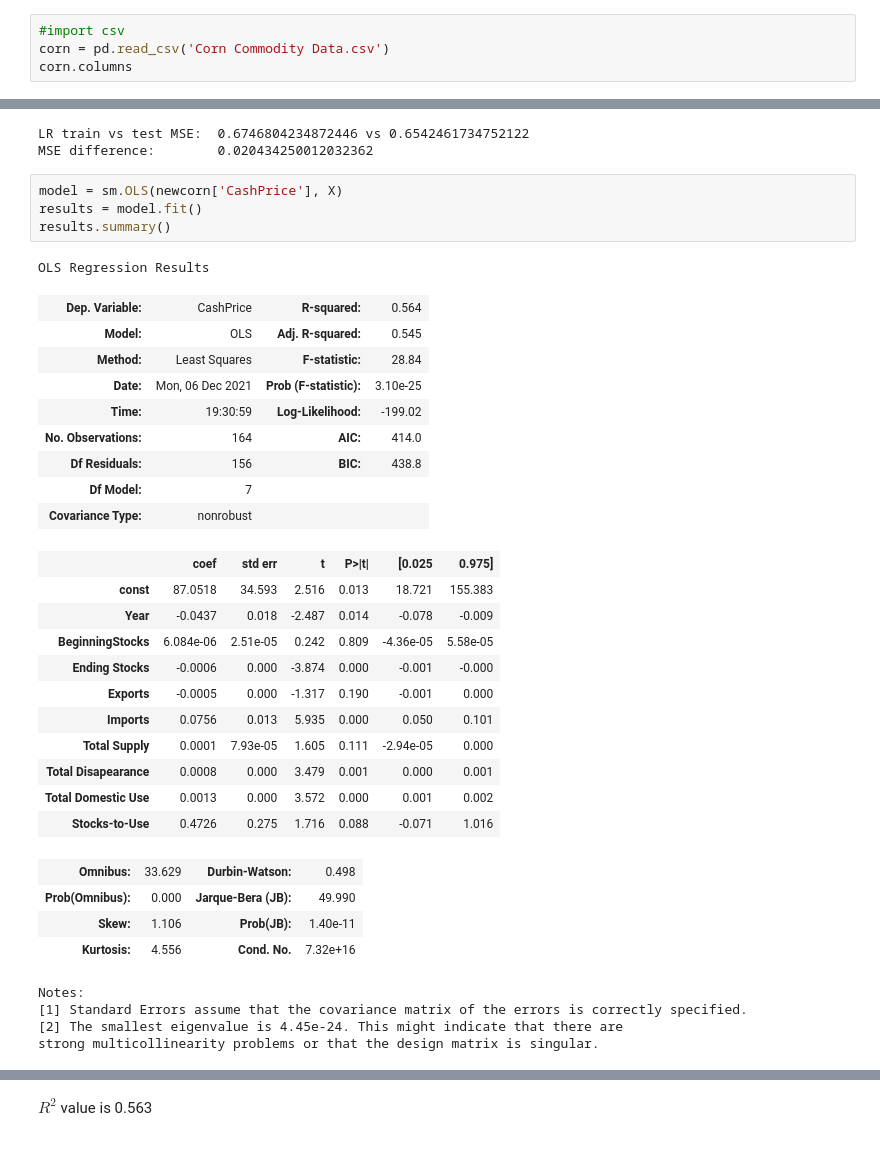
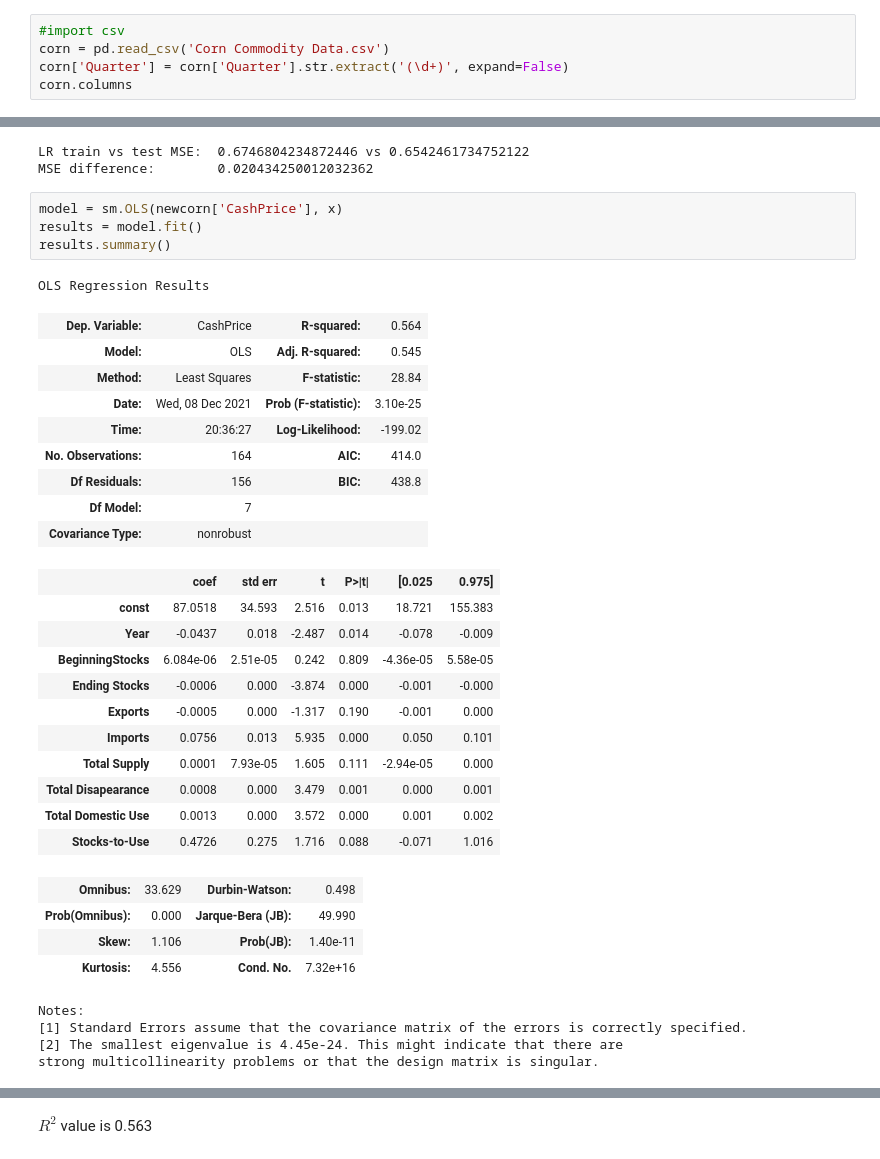
Before and after one commit to noahwhlim/CornCashPrices, a Jupyter notebook: DS 201 Team 18 Final Project.ipynb, the cells around one changed output, grey strips where cells are left out. Drawn from its saved outputs; the diff is of its cells as text.

```diff
--- a/DS 201 Team 18 Final Project.ipynb
+++ b/DS 201 Team 18 Final Project.ipynb
@@ -13,6 +14,7 @@ import sklearn.metrics as metrics
 # %%
 #import csv
 corn = pd.read_csv('Corn Commodity Data.csv')
+corn['Quarter'] = corn['Quarter'].str.extract('(\d+)', expand=False)
 corn.columns
 # %% [output]
 Index(['Year', 'Quarter', 'Cash Price ($/bu)', 'Beginning Stocks (Million bu)',
@@ -117,16 +119,16 @@ print('MSE difference:       ', (LRtrainmse-LRtestmse))
 LR train vs test MSE:  0.6746804234872446 vs 0.6542461734752122
 MSE difference:        0.020434250012032362
 # %%
-model = sm.OLS(newcorn['CashPrice'], X)
+model = sm.OLS(newcorn['CashPrice'], x)
 results = model.fit()
 results.summary()
 # %% [output]
 OLS Regression Results
 | Dep. Variable: | CashPrice | R-squared: | 0.564 |
 | Model: | OLS | Adj. R-squared: | 0.545 |
 | Method: | Least Squares | F-statistic: | 28.84 |
-| Date: | Mon, 06 Dec 2021 | Prob (F-statistic): | 3.10e-25 |
-| Time: | 19:30:59 | Log-Likelihood: | -199.02 |
+| Date: | Wed, 08 Dec 2021 | Prob (F-statistic): | 3.10e-25 |
+| Time: | 20:36:27 | Log-Likelihood: | -199.02 |
 | No. Observations: | 164 | AIC: | 414.0 |
 | Df Residuals: | 156 | BIC: | 438.8 |
 | Df Model: | 7 |  |  |
```
Also changed, not shown: parts of 13 cells of this notebook.
